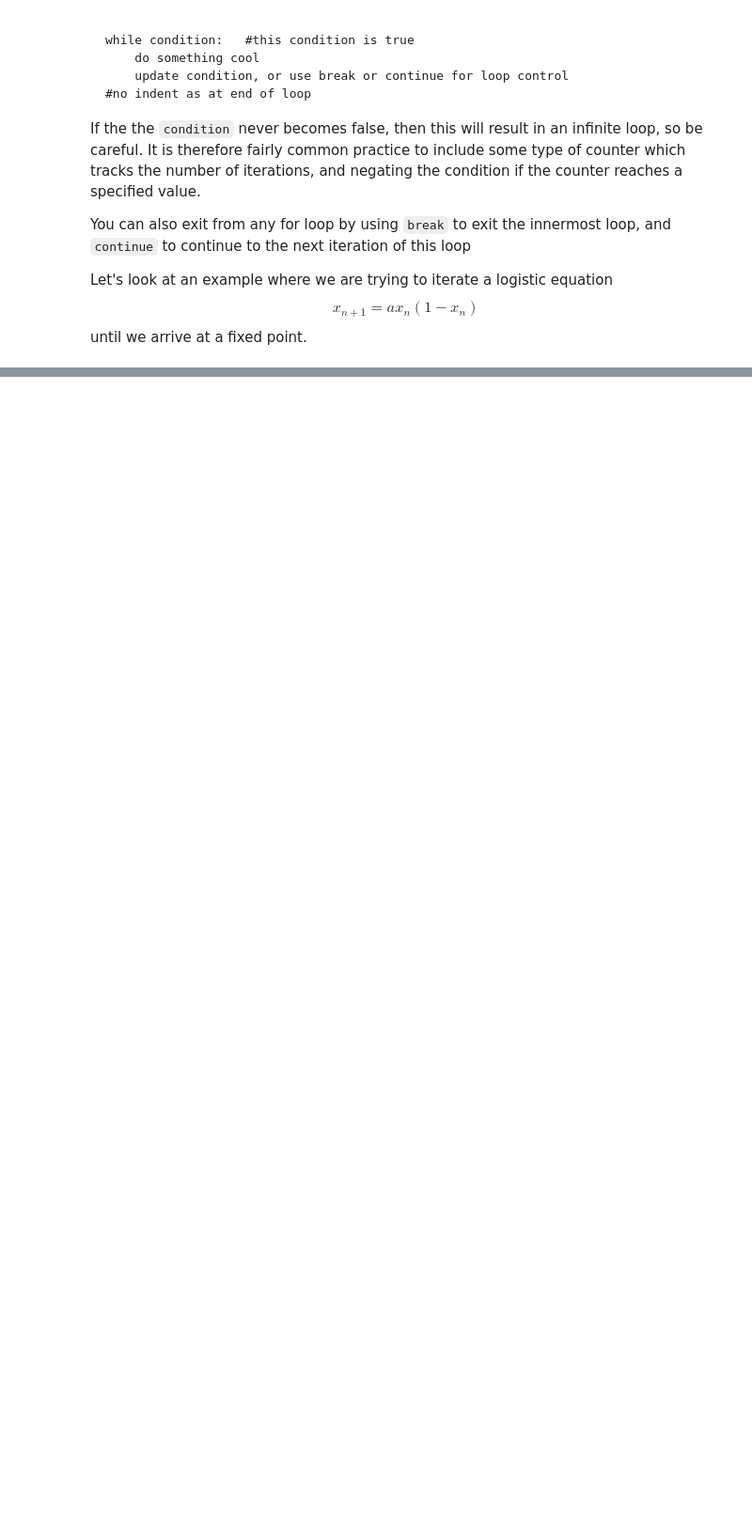
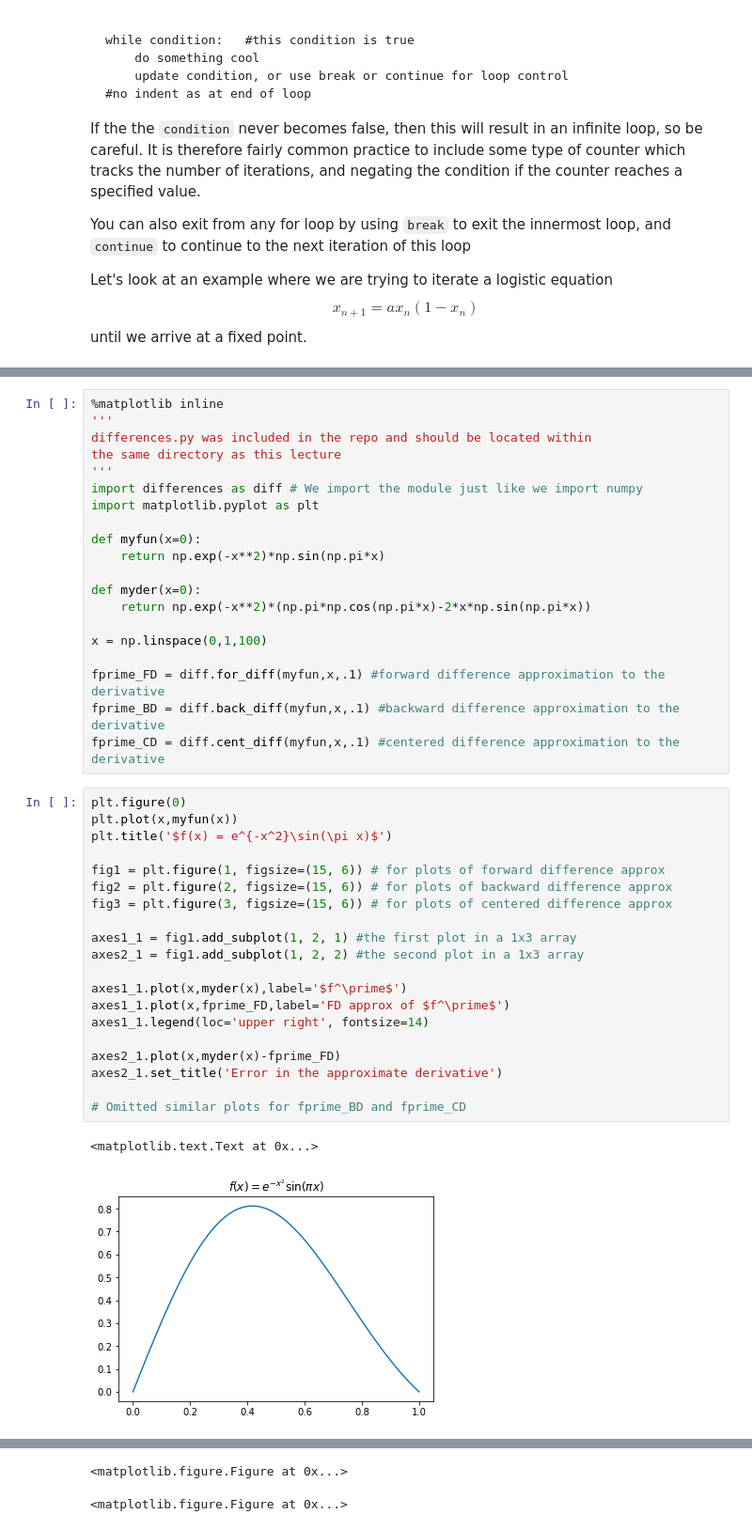
Before and after one commit to variscarey/CCM-Intro-to-SC, a Jupyter notebook: 02-Python-functions-modules.ipynb, the cells around one changed output, grey strips where cells are left out. Shown: that part at 94% size. Cells and saved outputs as stored; diff of their text form; blank space fills up the shorter version.

Commit message:
Finished second lecture

```diff
--- a/02-Python-functions-modules.ipynb
+++ b/02-Python-functions-modules.ipynb
@@ -317,0 +334,43 @@ Use the code block below for testing things.
+# %%
+%matplotlib inline
+'''
+differences.py was included in the repo and should be located within
+the same directory as this lecture
+'''
+import differences as diff # We import the module just like we import numpy
+import matplotlib.pyplot as plt
+
+def myfun(x=0):
+    return np.exp(-x**2)*np.sin(np.pi*x)
+
+def myder(x=0):
+    return np.exp(-x**2)*(np.pi*np.cos(np.pi*x)-2*x*np.sin(np.pi*x))
+
+x = np.linspace(0,1,100)
+
+fprime_FD = diff.for_diff(myfun,x,.1) #forward difference approximation to the derivative
+fprime_BD = diff.back_diff(myfun,x,.1) #backward difference approximation to the derivative
+fprime_CD = diff.cent_diff(myfun,x,.1) #centered difference approximation to the derivative
+# %%
+plt.figure(0)
+plt.plot(x,myfun(x))
+plt.title('$f(x) = e^{-x^2}\sin(\pi x)$')
+
+fig1 = plt.figure(1, figsize=(15, 6)) # for plots of forward difference approx
+fig2 = plt.figure(2, figsize=(15, 6)) # for plots of backward difference approx
+fig3 = plt.figure(3, figsize=(15, 6)) # for plots of centered difference approx
+
+axes1_1 = fig1.add_subplot(1, 2, 1) #the first plot in a 1x3 array
+axes2_1 = fig1.add_subplot(1, 2, 2) #the second plot in a 1x3 array
+
+axes1_1.plot(x,myder(x),label='$f^\prime$')
+axes1_1.plot(x,fprime_FD,label='FD approx of $f^\prime$')
+axes1_1.legend(loc='upper right', fontsize=14)
+
+axes2_1.plot(x,myder(x)-fprime_FD)
+axes2_1.set_title('Error in the approximate derivative')
+
+# Omitted similar plots for fprime_BD and fprime_CD
+# %% [output]
+<matplotlib.text.Text at 0x...>
+[figure, added]
@@ -317,0 +378,2 @@ Use the code block below for testing things.
+<matplotlib.figure.Figure at 0x...>
+<matplotlib.figure.Figure at 0x...>
```
Also changed, not shown: parts of 9 cells of this notebook, 3 other files.
